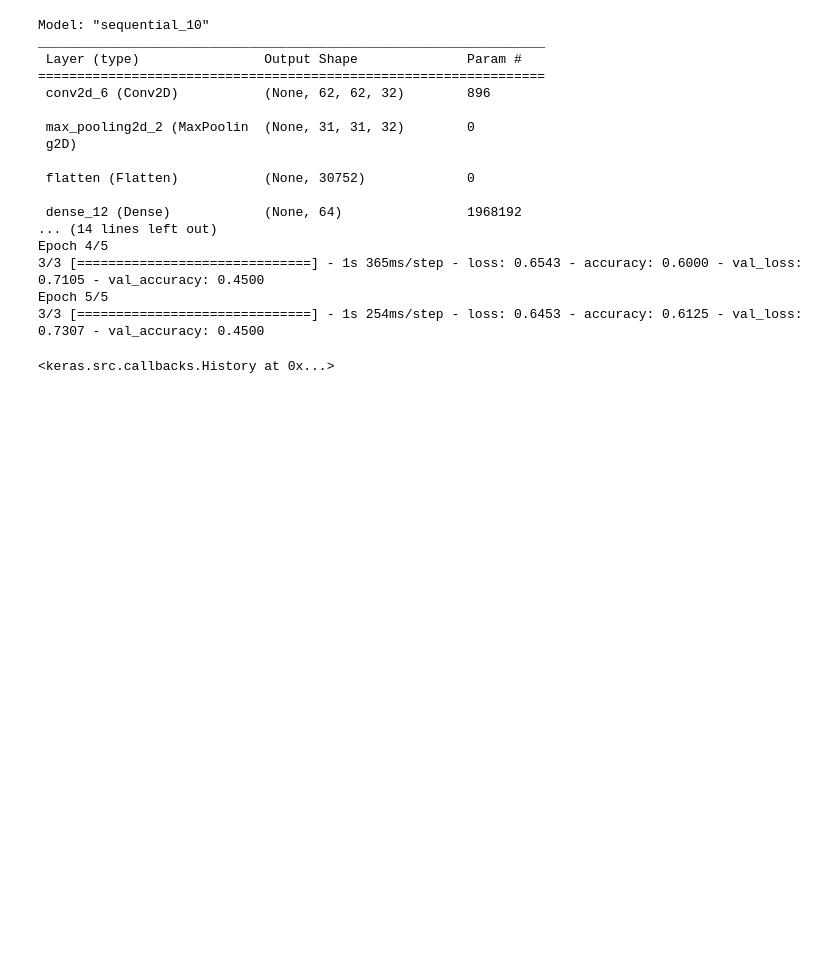
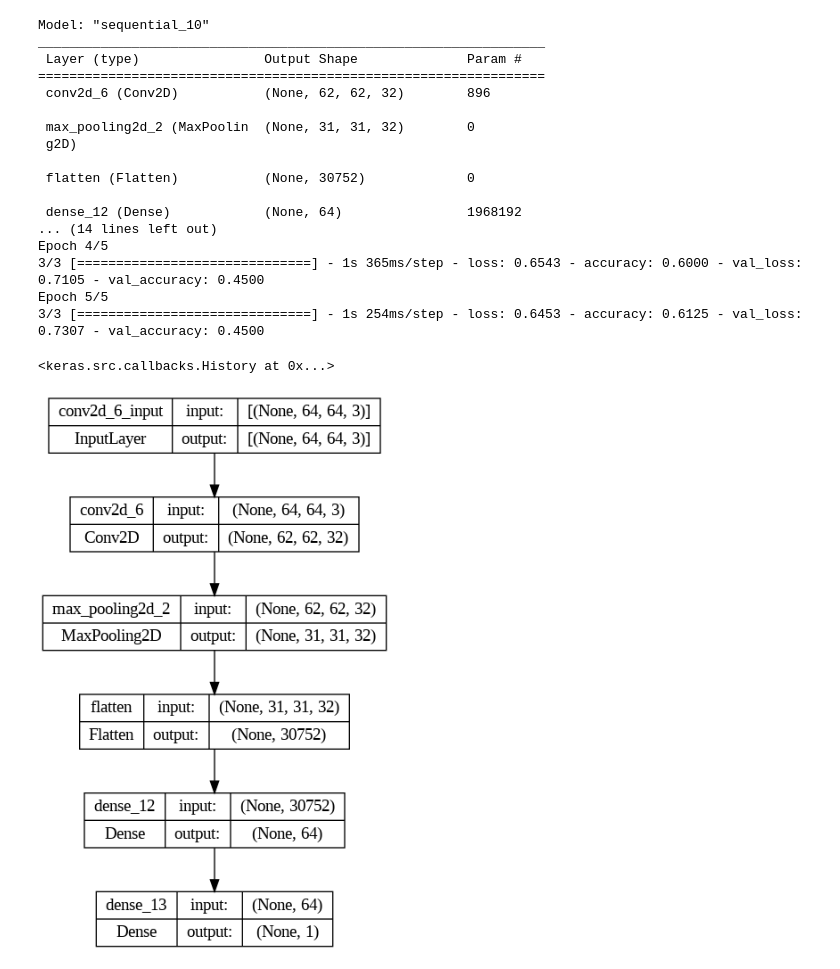
Before and after one commit to MrSimple07/MachineLearning_Practice, a Jupyter notebook: RandomML.ipynb, the cells around one changed output. Cells and saved outputs as stored; diff of their text form; code cells hidden in the pictures; blank space fills up the shorter version.

```diff
--- a/RandomML.ipynb
+++ b/RandomML.ipynb
@@ -1061,3 +1061,7 @@ Epoch 4/5
 Epoch 5/5
 3/3 [==============================] - 1s 254ms/step - loss: 0.6453 - accuracy: 0.6125 - val_loss: 0.7307 - val_accuracy: 0.4500
 <keras.src.callbacks.History at 0x...>
+# %%
+plot_model(model, to_file='plot1.png', show_shapes = True, show_layer_names =True)
+# %% [output]
+[figure, added]
```
